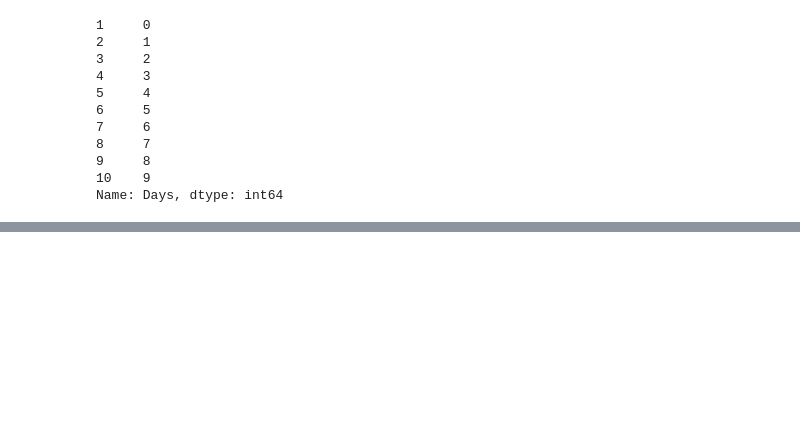
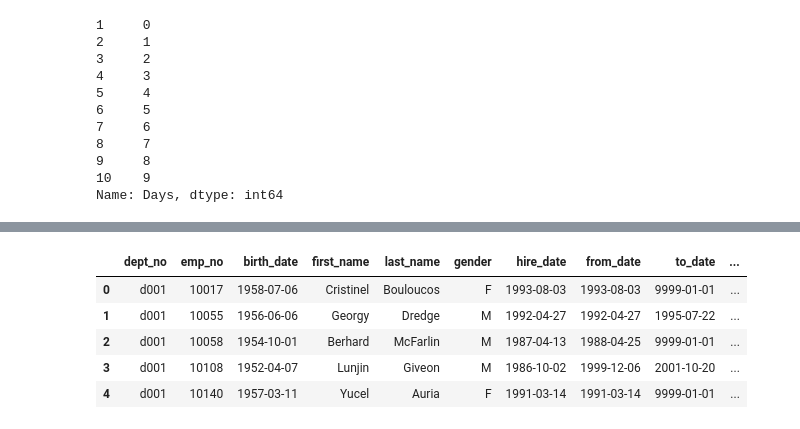
Before and after one commit to natasharivers/Statistics, a Jupyter notebook: hypothesis_testing.ipynb, the cells around one changed output, grey strips where cells are left out. Cells and saved outputs as stored; diff of their text form; code cells hidden in the pictures; blank space fills up the shorter version.

```diff
--- a/hypothesis_testing.ipynb
+++ b/hypothesis_testing.ipynb
@@ -612,0 +841,5 @@ for subject in subjects:
+# %%
+url = f'mysql+pymysql://{user}:{password}@{host}/employees'
+
+def get_db_url(user, password, host, db_name):
+    return f'mysql+pymysql://{user}:{password}@{host}/{db_name}'
@@ -612,0 +870,18 @@ for subject in subjects:
+# %%
+query = '''SELECT *
+FROM employees
+JOIN dept_emp USING(emp_no)
+JOIN departments USING(dept_no)
+WHERE to_date > now()
+AND dept_name LIKE 'sales'
+OR dept_name LIKE 'marketing';'''
+# %%
+join_dept_gender = pd.read_sql(query, url )
+join_dept_gender.head()
+# %% [output]
+|  | dept_no | emp_no | birth_date | first_name | last_name | gender | hire_date | from_date | to_date | ... |
+| 0 | d001 | 10017 | 1958-07-06 | Cristinel | Bouloucos | F | 1993-08-03 | 1993-08-03 | 9999-01-01 | ... |
+| 1 | d001 | 10055 | 1956-06-06 | Georgy | Dredge | M | 1992-04-27 | 1992-04-27 | 1995-07-22 | ... |
+| 2 | d001 | 10058 | 1954-10-01 | Berhard | McFarlin | M | 1987-04-13 | 1988-04-25 | 9999-01-01 | ... |
+| 3 | d001 | 10108 | 1952-04-07 | Lunjin | Giveon | M | 1986-10-02 | 1999-12-06 | 2001-10-20 | ... |
+| 4 | d001 | 10140 | 1957-03-11 | Yucel | Auria | F | 1991-03-14 | 1991-03-14 | 9999-01-01 | ... |
```
Also changed, not shown: parts of 39 cells of this notebook, 1 other file.
